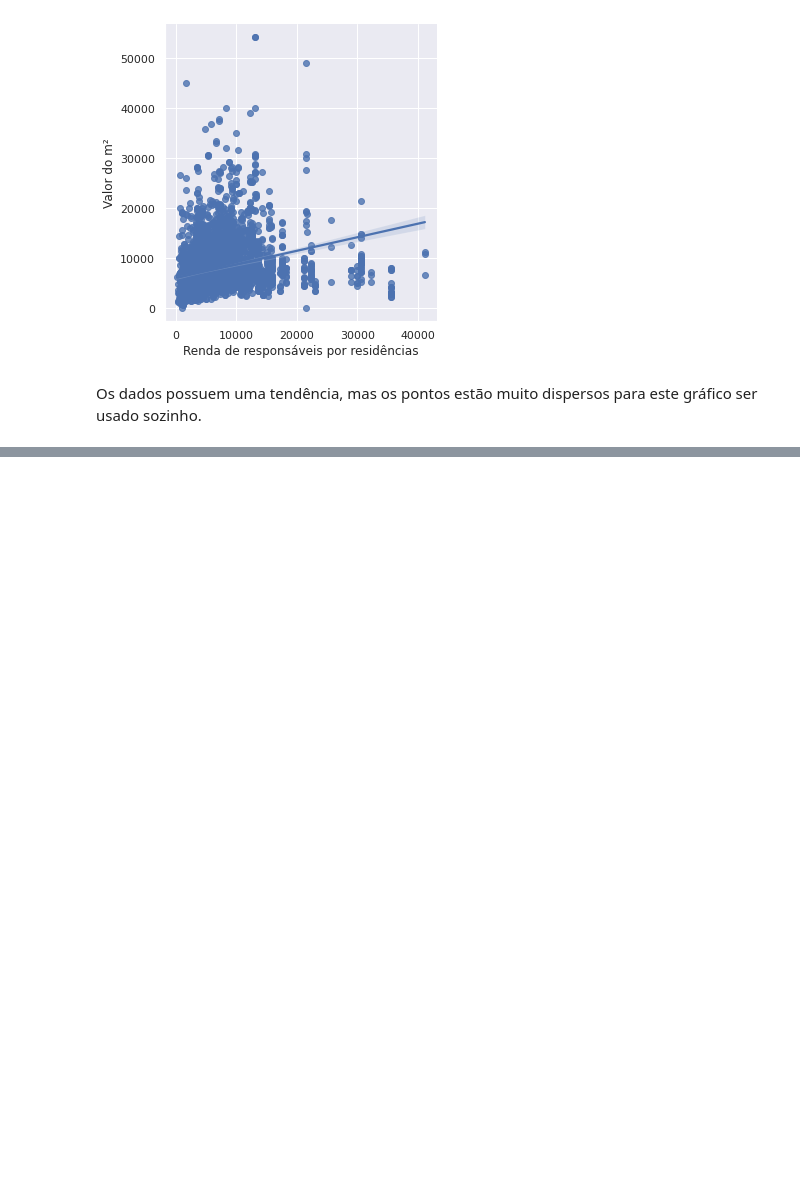
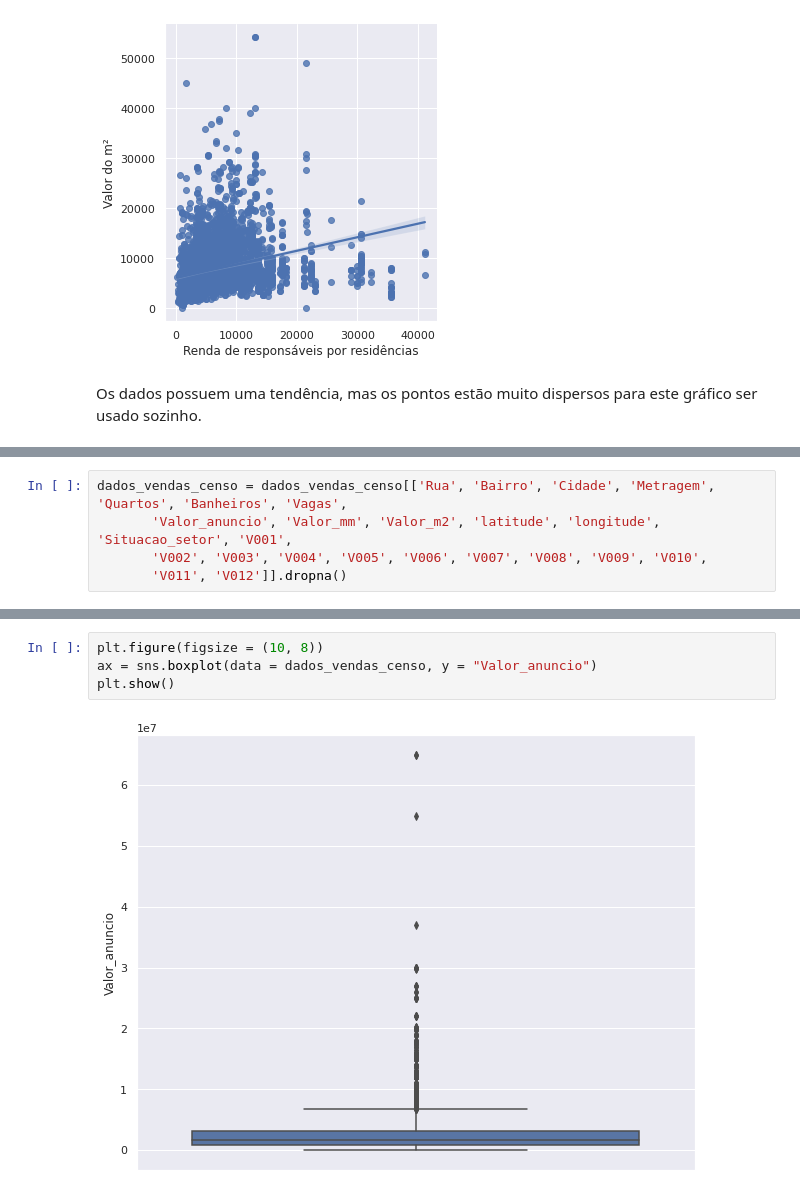
Before and after one commit to Tathy/Pesquisa-Imoveis-SP, a Jupyter notebook: Pesquisa_de_imóveis_em_São_Paulo_Imersão_Dados_Alura.ipynb, the cells around one changed output, grey strips where cells are left out. Cells and saved outputs as stored; diff of their text form; blank space fills up the shorter version.

```diff
--- a/Pesquisa_de_imóveis_em_São_Paulo_Imersão_Dados_Alura.ipynb
+++ b/Pesquisa_de_imóveis_em_São_Paulo_Imersão_Dados_Alura.ipynb
@@ -1419,0 +1409,5 @@ Os dados possuem uma tendência, mas os pontos estão muito dispersos para este
+# %%
+dados_vendas_censo = dados_vendas_censo[['Rua', 'Bairro', 'Cidade', 'Metragem', 'Quartos', 'Banheiros', 'Vagas',
+       'Valor_anuncio', 'Valor_mm', 'Valor_m2', 'latitude', 'longitude', 'Situacao_setor', 'V001',
+       'V002', 'V003', 'V004', 'V005', 'V006', 'V007', 'V008', 'V009', 'V010',
+       'V011', 'V012']].dropna()
@@ -1419,0 +1424,6 @@ Os dados possuem uma tendência, mas os pontos estão muito dispersos para este
+# %%
+plt.figure(figsize = (10, 8))
+ax = sns.boxplot(data = dados_vendas_censo, y = "Valor_anuncio")
+plt.show()
+# %% [output]
+[figure, added]
```
Also changed, not shown: parts of 57 cells of this notebook.
